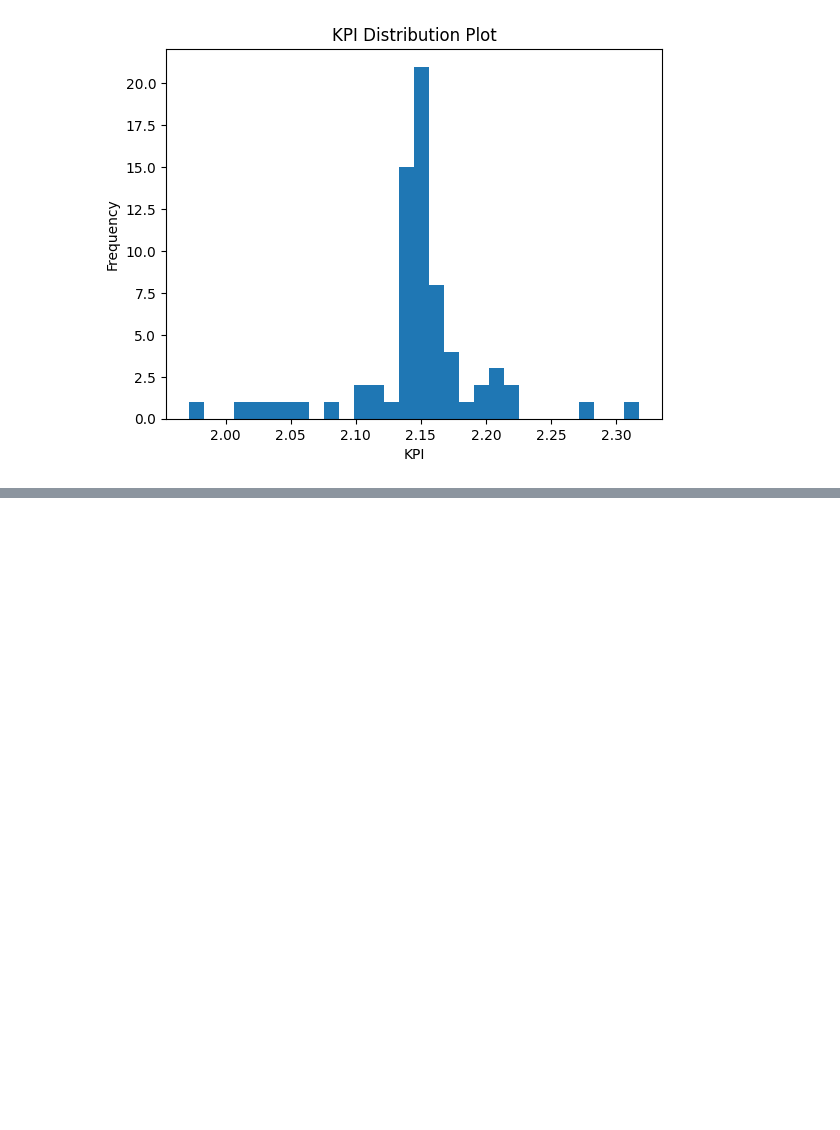
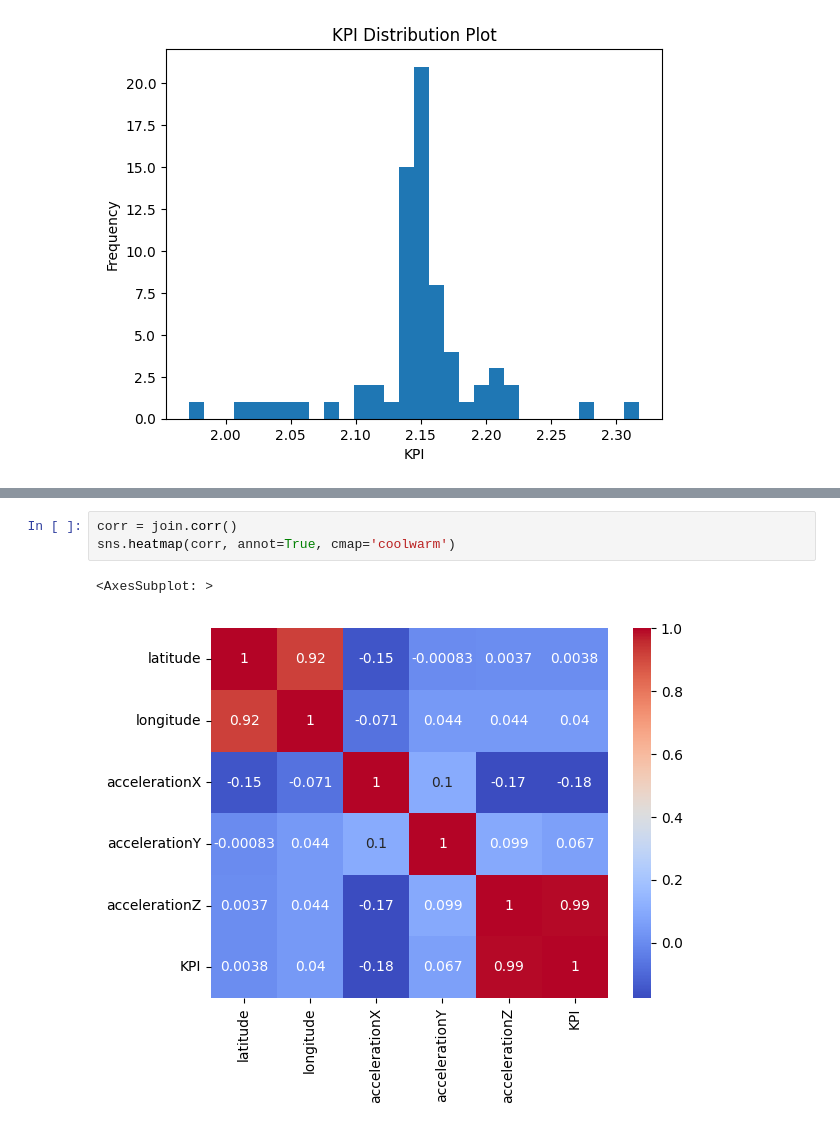
Before and after one commit to ZhitingDu/Machine-Learning, a Jupyter notebook: Comfort Ride.ipynb, the cells around one changed output, grey strips where cells are left out. Saved outputs shown, nothing was run; the diff lists cells and outputs as text; blank space fills up the shorter version.

```diff
--- a/Comfort Ride.ipynb
+++ b/Comfort Ride.ipynb
@@ -149,3 +165,9 @@ plt.show()
+# %%
+corr = join.corr()
+sns.heatmap(corr, annot=True, cmap='coolwarm')
+# %% [output]
+<AxesSubplot: >
+[figure, added]
 # %%
 def check_value(KPI):
     if join.kpi < 1:
```
Also changed, not shown: parts of 6 cells of this notebook.
